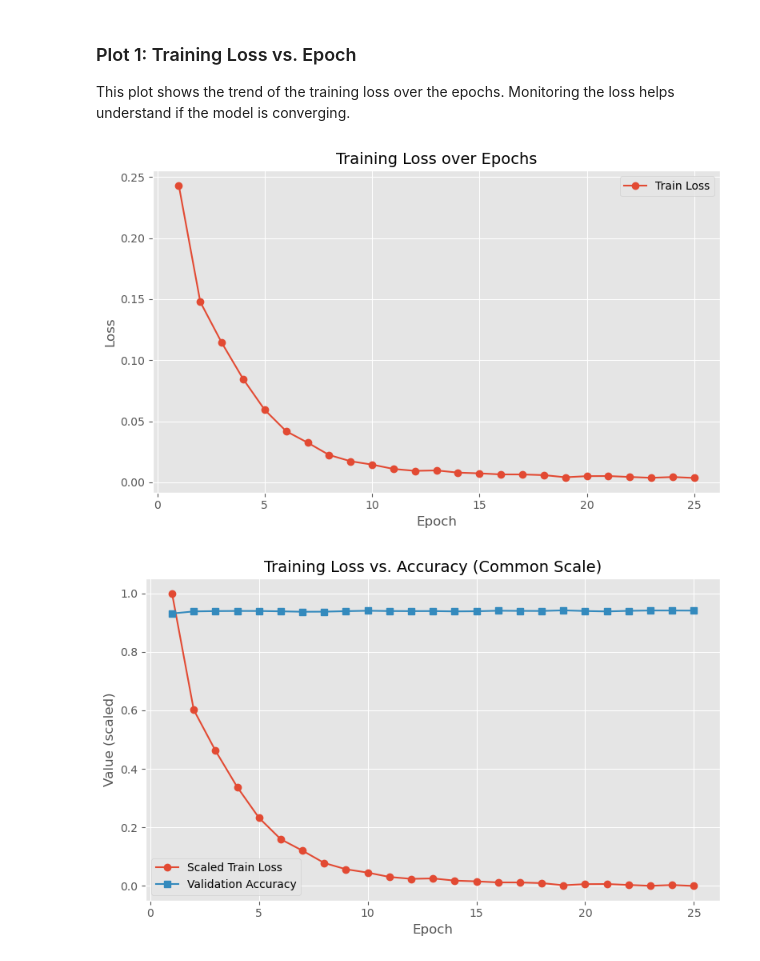
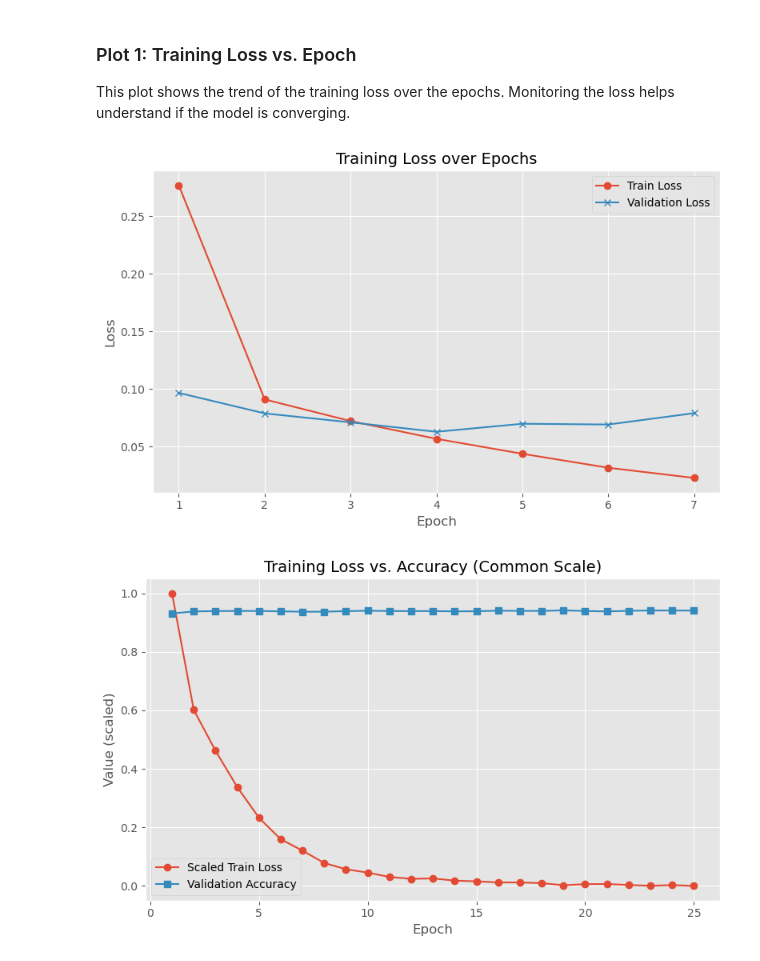
Before and after one commit to fbucko/transformers, a Jupyter notebook: evaluation/training_eval.ipynb, the cells around one changed output. Drawn from its saved outputs; the diff is of its cells as text; code cells hidden in the pictures.

```diff
--- a/evaluation/training_eval.ipynb
+++ b/evaluation/training_eval.ipynb
@@ -94,7 +96,10 @@ plt.show()
 ## Phishing
 # %%
 # Load the CSV log file into a DataFrame
-df = pd.read_csv("logs/phishing_training_logs_20250317_133935.csv")
+# df = pd.read_csv("../logs/phish_distilbert-base-uncased_training_logs_20250504_014049.csv")
+# df = pd.read_csv("../logs/rdap/phishing_distilbert-base-uncased_20250512_201957.csv")
+# df = pd.read_csv("../logs/dns/phishing_distilbert-base-uncased_20250512_233838.csv")
+df = pd.read_csv("../logs/geo/phishing_distilbert-base-uncased_20250513_013233.csv")
 
 df.head()
 # %% [output]
@@ -111,15 +116,16 @@ This plot shows the trend of the training loss over the epochs. Monitoring the l
 # %%
 plt.figure(figsize=(8, 5))
 plt.plot(df['epoch'], df['train_loss'], marker='o', linestyle='-', label='Train Loss')
+plt.plot(df['epoch'], df['val_loss'], marker='x', linestyle='-', label='Validation Loss')
 plt.xlabel('Epoch', fontsize=12)
 plt.ylabel('Loss', fontsize=12)
 plt.title('Training Loss over Epochs', fontsize=14)
 plt.legend(fontsize=10)
 plt.grid(True)
 plt.tight_layout()
 plt.show()
 # %% [output]
-[figure, old version]
+[figure, new version]
 # %%
 # 1. Apply min-max scaling to the train_loss so that it lies between 0 and 1
 loss_min = df['train_loss'].min()
```
Also changed, not shown: parts of 5 cells of this notebook, 7 other files.
